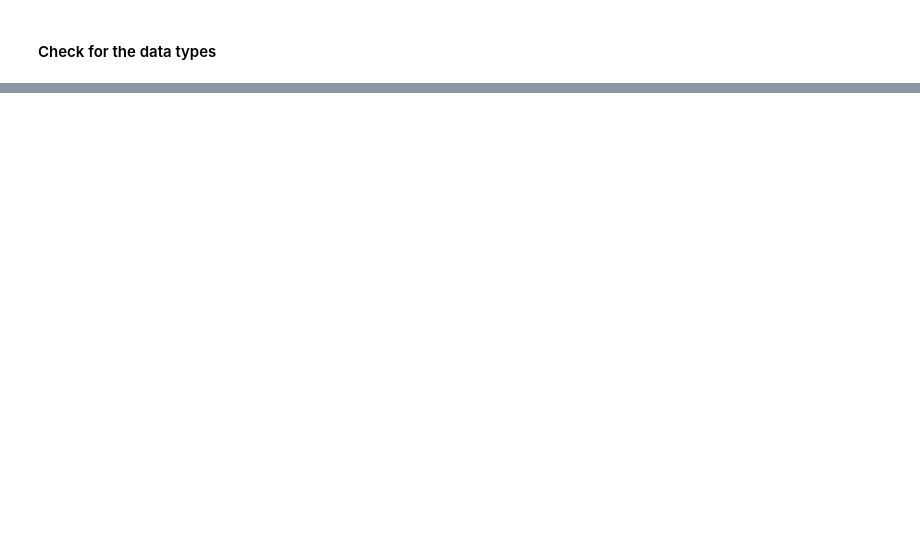
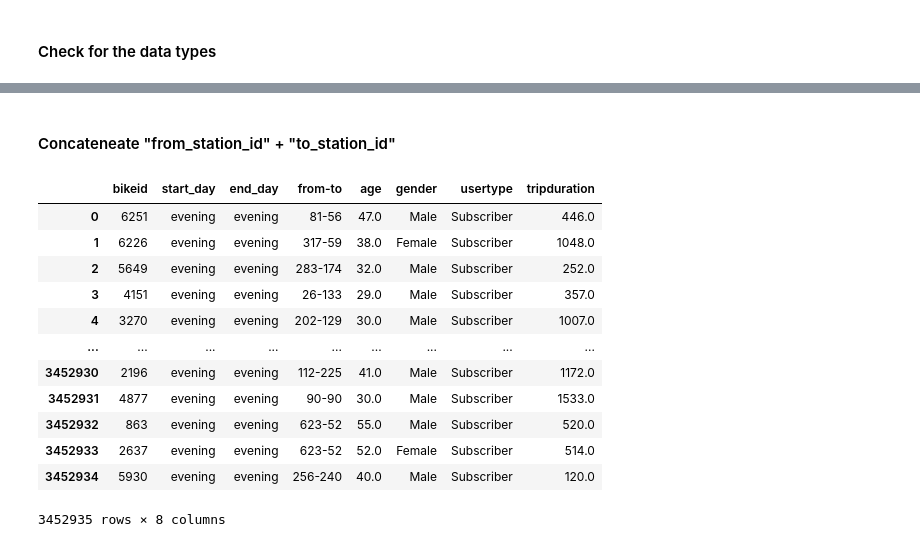
Before and after one commit to BenAji/bike_share_analytics, a Jupyter notebook: bike_share_analytics.ipynb, the cells around one changed output, grey strips where cells are left out. Drawn from its saved outputs; the diff is of its cells as text; code cells hidden in the pictures; blank space fills up the shorter version.

Commit message:
update data cleaning

```diff
--- a/bike_share_analytics.ipynb
+++ b/bike_share_analytics.ipynb
@@ -212,0 +217,18 @@ featureType(df)
+# %%
+# Convert start_time and end_time to datetime objects
+df['start_time'] = pd.to_datetime(df['start_time'])
+df['end_time'] = pd.to_datetime(df['end_time'])
+df['start_day'] = df['start_time'].dt.hour.apply(lambda x: 'morning' if 5 <= x < 12 else ('afternoon' if 12 <= x < 17 else 'evening'))
+df['end_day'] = df['end_time'].dt.hour.apply(lambda x: 'morning' if 5 <= x < 12 else ('afternoon' if 12 <= x < 17 else 'evening'))
+
+
+# Change the data types and create a new column for time of the day
+df['bikeid'] = df['bikeid'].astype(str)
+df['tripduration'] = df['tripduration'].str.replace(',', '').astype(float)
+df['from_station_id'] = df['from_station_id'].astype(str)
+df['to_station_id'] = df['to_station_id'].astype(str)
+df['birthyear'] = pd.to_numeric(df['birthyear'], errors='coerce')
+
+# Calculate age based on the reference year (2022)
+ref_year = 2022
+df['age'] = ref_year - df['birthyear']
@@ -212,0 +254,22 @@ featureType(df)
+# %% [markdown]
+#### Concateneate "from_station_id" + "to_station_id"
+# %%
+# Concatenate the columns using str.cat()
+df['from-to'] = df['from_station_id'].str.cat(df['to_station_id'], sep='-')
+# %%
+data = df[["bikeid","start_day","end_day","from-to","age","gender","usertype","tripduration"]]
+data
+# %% [output]
+|  | bikeid | start_day | end_day | from-to | age | gender | usertype | tripduration |
+| 0 | 6251 | evening | evening | 81-56 | 47.0 | Male | Subscriber | 446.0 |
+| 1 | 6226 | evening | evening | 317-59 | 38.0 | Female | Subscriber | 1048.0 |
+| 2 | 5649 | evening | evening | 283-174 | 32.0 | Male | Subscriber | 252.0 |
+| 3 | 4151 | evening | evening | 26-133 | 29.0 | Male | Subscriber | 357.0 |
+| 4 | 3270 | evening | evening | 202-129 | 30.0 | Male | Subscriber | 1007.0 |
+| ... | ... | ... | ... | ... | ... | ... | ... | ... |
+| 3452930 | 2196 | evening | evening | 112-225 | 41.0 | Male | Subscriber | 1172.0 |
+| 3452931 | 4877 | evening | evening | 90-90 | 30.0 | Male | Subscriber | 1533.0 |
+| 3452932 | 863 | evening | evening | 623-52 | 55.0 | Male | Subscriber | 520.0 |
+| 3452933 | 2637 | evening | evening | 623-52 | 52.0 | Female | Subscriber | 514.0 |
+| 3452934 | 5930 | evening | evening | 256-240 | 40.0 | Male | Subscriber | 120.0 |
+3452935 rows × 8 columns
```
Also changed, not shown: parts of 18 cells of this notebook.
